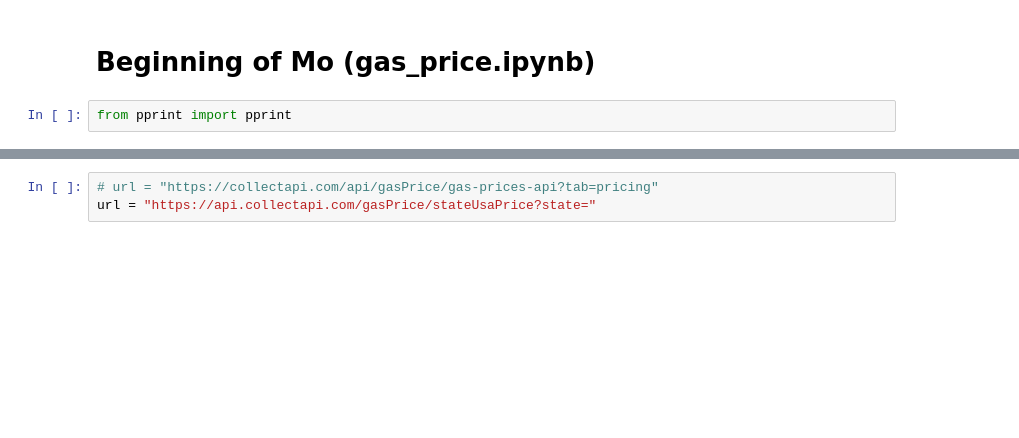
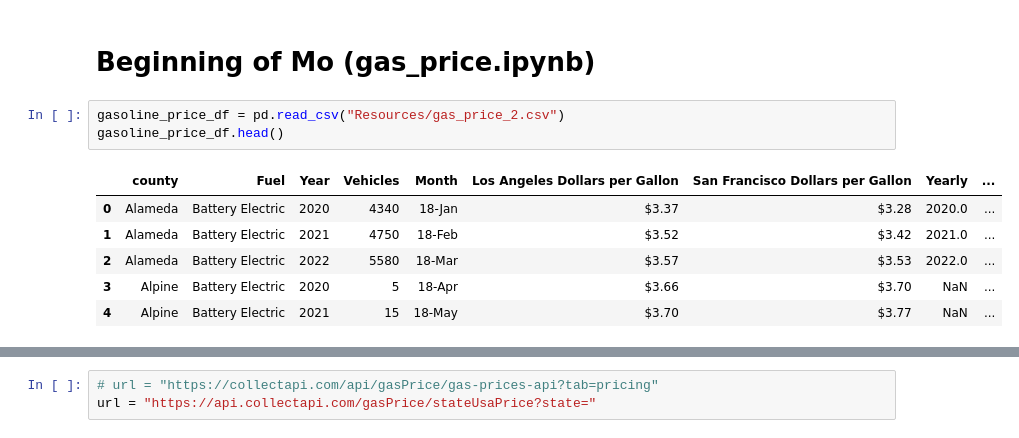
Before and after one commit to JaredWillson/group_9_project_1, a Jupyter notebook: Group_9_submission.ipynb, the cells around one changed output, grey strips where cells are left out. Drawn from its saved outputs; the diff is of its cells as text; blank space fills up the shorter version.

```diff
--- a/Group_9_submission.ipynb
+++ b/Group_9_submission.ipynb
@@ -1333,5 +1333,13 @@ plt.show()
 [figure]
 # %% [markdown]
 # Beginning of Mo (gas_price.ipynb)
-# %%
-from pprint import pprint
+# %%
+gasoline_price_df = pd.read_csv("Resources/gas_price_2.csv")
+gasoline_price_df.head()
+# %% [output]
+|  | county | Fuel | Year | Vehicles | Month | Los Angeles Dollars per Gallon | San Francisco Dollars per Gallon | Yearly | ... |
+| 0 | Alameda | Battery Electric | 2020 | 4340 | 18-Jan | $3.37 | $3.28 | 2020.0 | ... |
+| 1 | Alameda | Battery Electric | 2021 | 4750 | 18-Feb | $3.52 | $3.42 | 2021.0 | ... |
+| 2 | Alameda | Battery Electric | 2022 | 5580 | 18-Mar | $3.57 | $3.53 | 2022.0 | ... |
+| 3 | Alpine | Battery Electric | 2020 | 5 | 18-Apr | $3.66 | $3.70 | NaN | ... |
+| 4 | Alpine | Battery Electric | 2021 | 15 | 18-May | $3.70 | $3.77 | NaN | ... |
```
Also changed, not shown: parts of 10 cells of this notebook, 3 other files.
